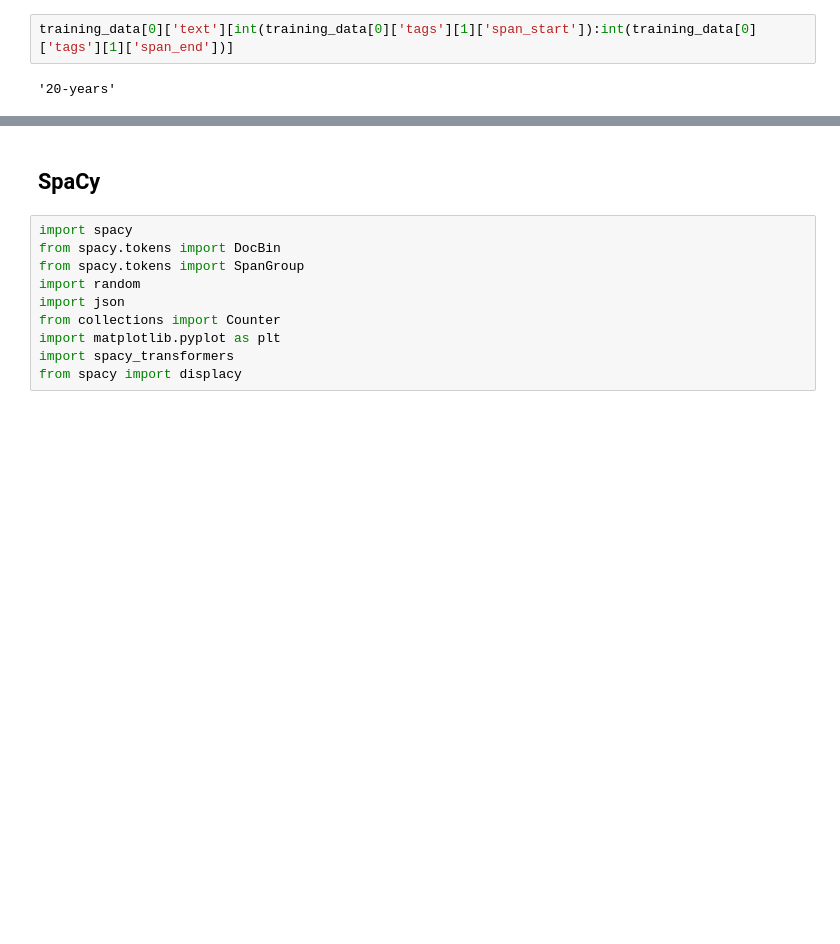
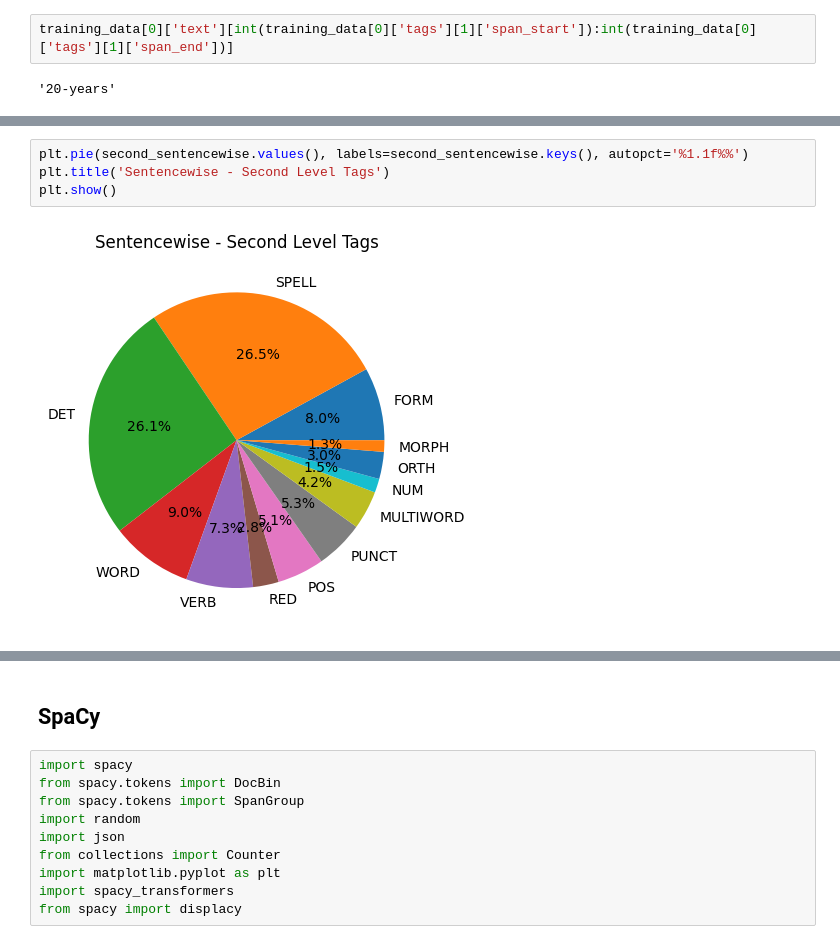
Before and after one commit to harlamovads/GD_correction_diploma, a Jupyter notebook: data_preparation/data_prep.ipynb, the cells around one changed output, grey strips where cells are left out. Saved outputs shown, nothing was run; the diff lists cells and outputs as text; blank space fills up the shorter version.

```diff
--- a/data_preparation/data_prep.ipynb
+++ b/data_preparation/data_prep.ipynb
@@ -106,0 +464,6 @@ training_data[0]['text'][int(training_data[0]['tags'][1]['span_start']):int(trai
+# %%
+plt.pie(second_sentencewise.values(), labels=second_sentencewise.keys(), autopct='%1.1f%%')
+plt.title('Sentencewise - Second Level Tags')
+plt.show()
+# %% [output]
+[figure, added]
```
Also changed, not shown: parts of 44 cells of this notebook, 7 other files.
